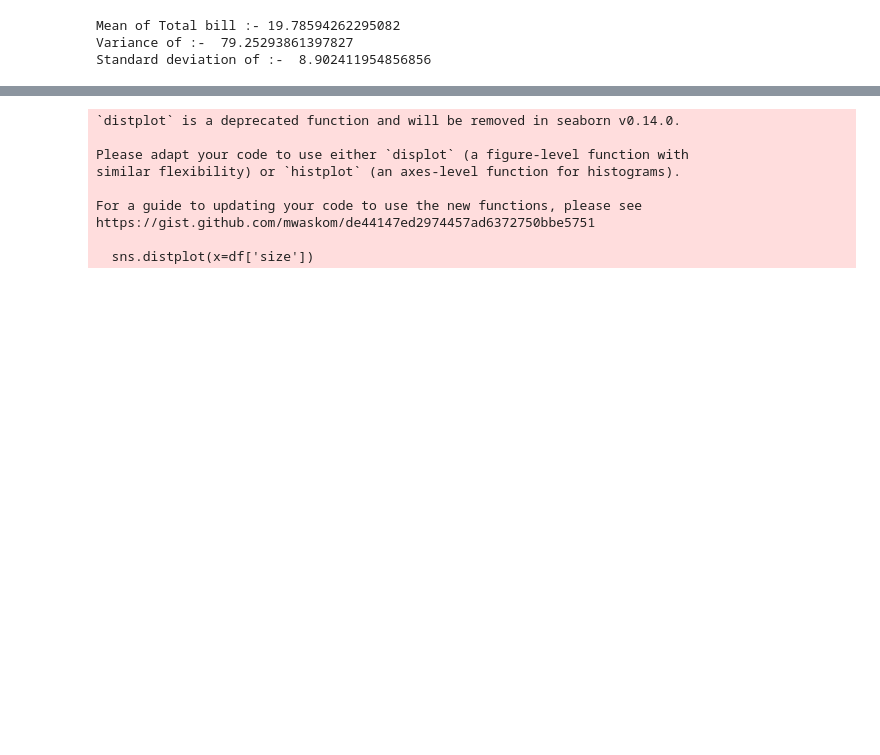
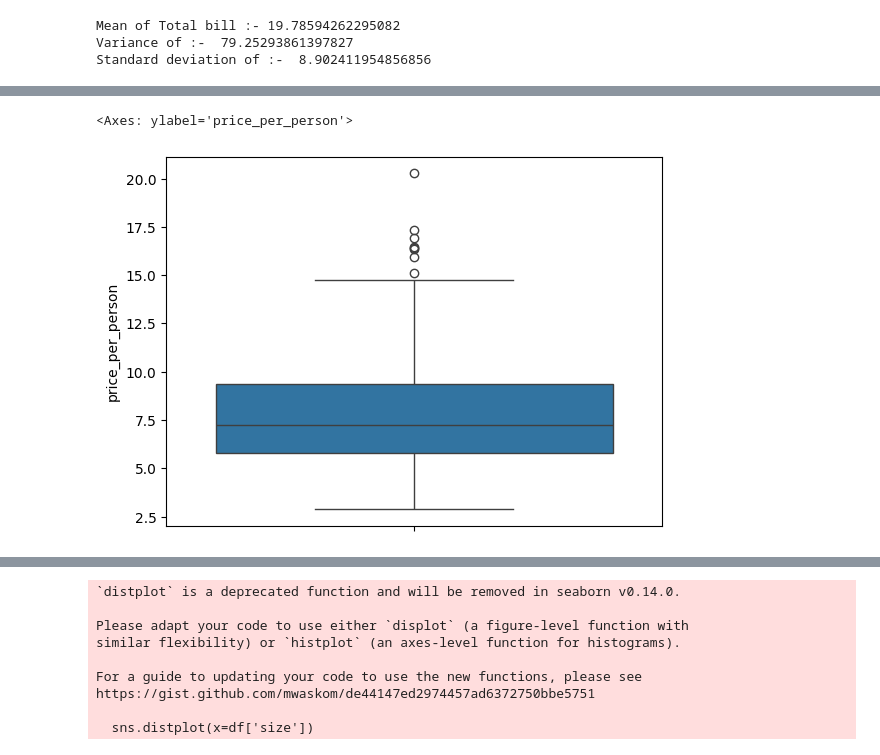
Before and after one commit to jroshanjha/Data-Analaytics-Project, a Jupyter notebook: tips.ipynb, the cells around one changed output, grey strips where cells are left out. Cells and saved outputs as stored; diff of their text form; code cells hidden in the pictures; blank space fills up the shorter version.

```diff
--- a/tips.ipynb
+++ b/tips.ipynb
@@ -379,0 +403,5 @@ https://gist.github.com/mwaskom/de44147ed2974457ad6372750bbe5751
+# %%
+sns.boxplot(df['price_per_person'])
+# %% [output]
+<Axes: ylabel='price_per_person'>
+[figure, added]
```
Also changed, not shown: parts of 15 cells of this notebook, 2 other files.
